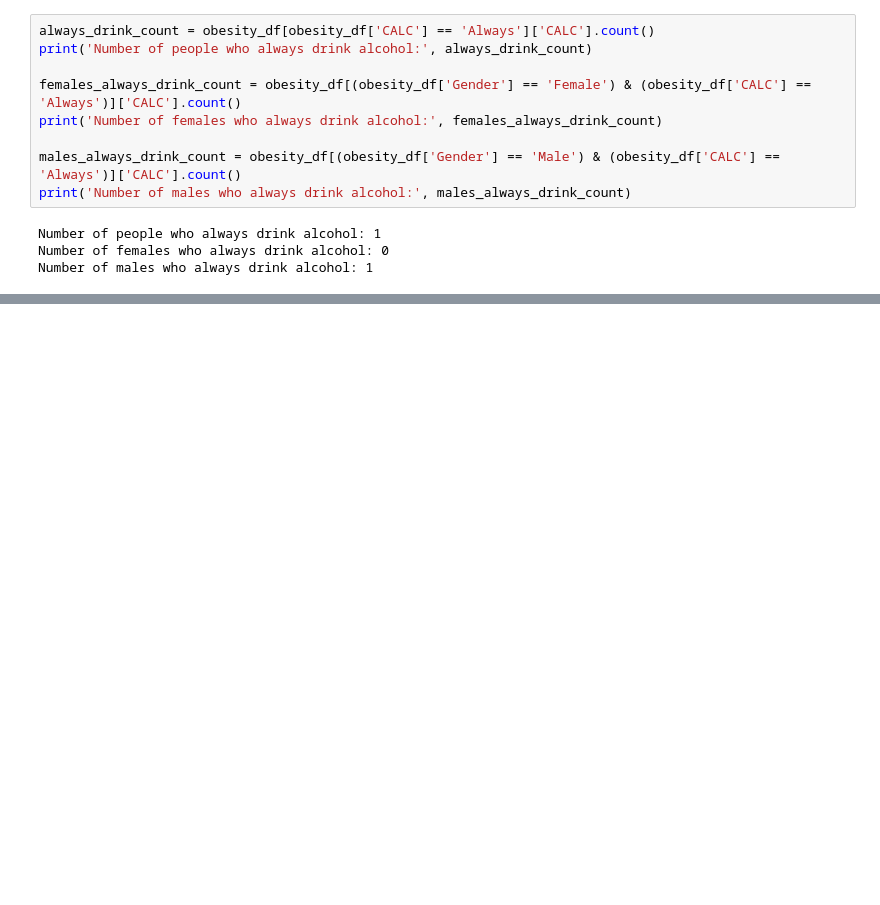
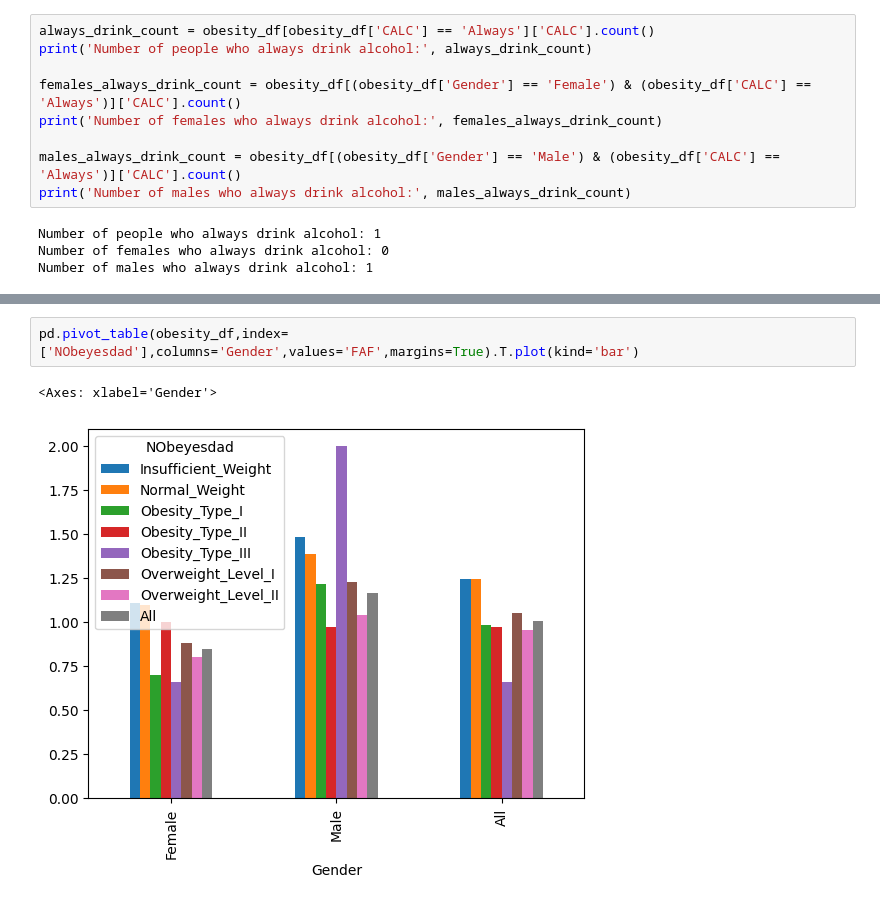
Before and after one commit to letizialanza01/SR_Obesity_Project, a Jupyter notebook: SR_Obesity_Project.ipynb, the cells around one changed output, grey strips where cells are left out. Drawn from its saved outputs; the diff is of its cells as text; blank space fills up the shorter version.

```diff
--- a/SR_Obesity_Project.ipynb
+++ b/SR_Obesity_Project.ipynb
@@ -477,0 +556,5 @@ plt.show()
+# %%
+pd.pivot_table(obesity_df,index=['NObeyesdad'],columns='Gender',values='FAF',margins=True).T.plot(kind='bar')
+# %% [output]
+<Axes: xlabel='Gender'>
+[figure, added]
```
Also changed, not shown: parts of 15 cells of this notebook.
